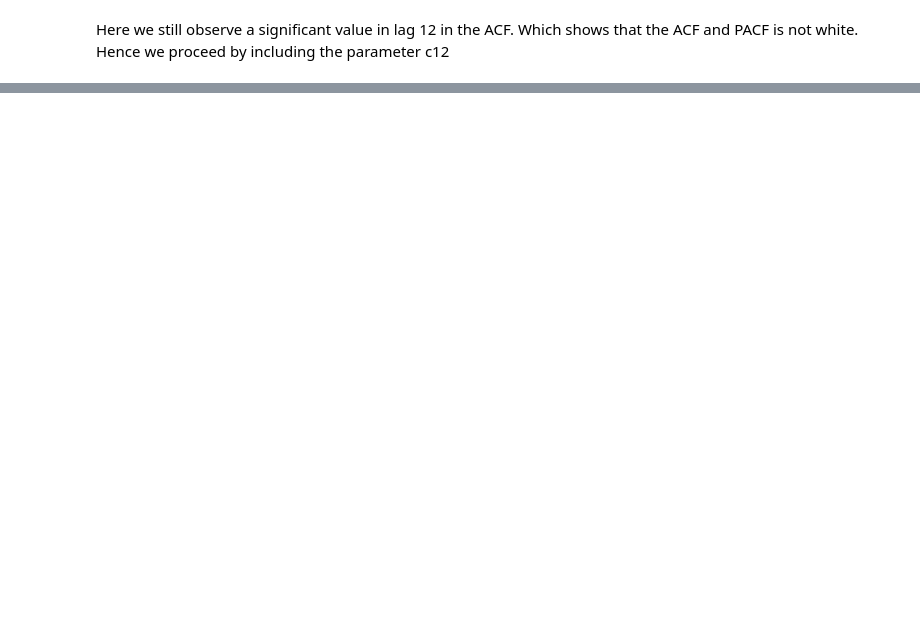
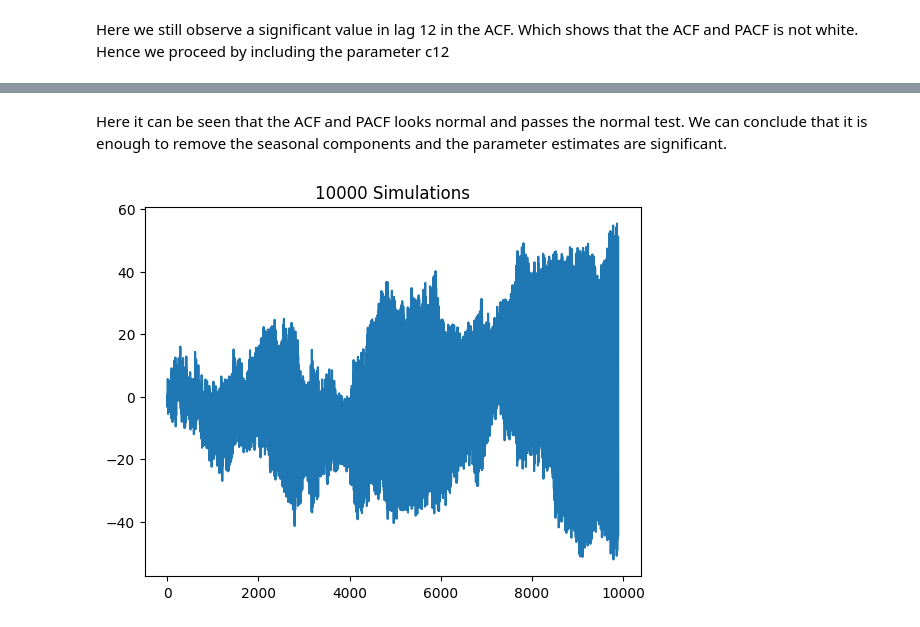
Before and after one commit to atjhin/lund-university, a Jupyter notebook: MASM17/Untitled.ipynb, the cells around one changed output, grey strips where cells are left out. Drawn from its saved outputs; the diff is of its cells as text; code cells hidden in the pictures; blank space fills up the shorter version.

```diff
--- a/MASM17/Untitled.ipynb
+++ b/MASM17/Untitled.ipynb
@@ -309,0 +324,16 @@ Here the ACF and PACF looks reasonably gaussian and our tests supports this argu
+# %% [markdown]
+Here it can be seen that the ACF and PACF looks normal and passes the normal test. We can conclude that it is enough to remove the seasonal components and the parameter estimates are significant.
+# %%
+random.seed(0)
+N = 10000
+# A = [1, -1.5, 0.7 ] ;
+# C = [1]+ [0]*11 + [-0.5];
+# A12 = [1] + [0]*11 +[-1];
+# A_star = np.convolve(A, A12 ) ;
+e = np.random.randn(N) ;
+y_N = modelling.filter(C,A_star,e, remove=100)
+plt.plot(y_N)
+plt.title(f'{N} Simulations')
+plt.show()
+# %% [output]
+[figure, added]
```
Also changed, not shown: parts of 25 cells of this notebook.
